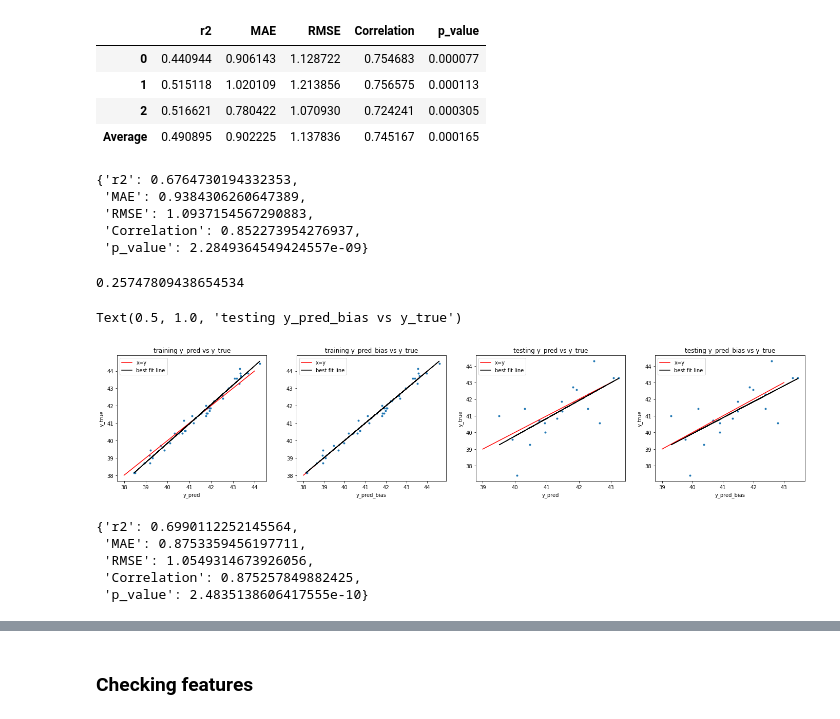
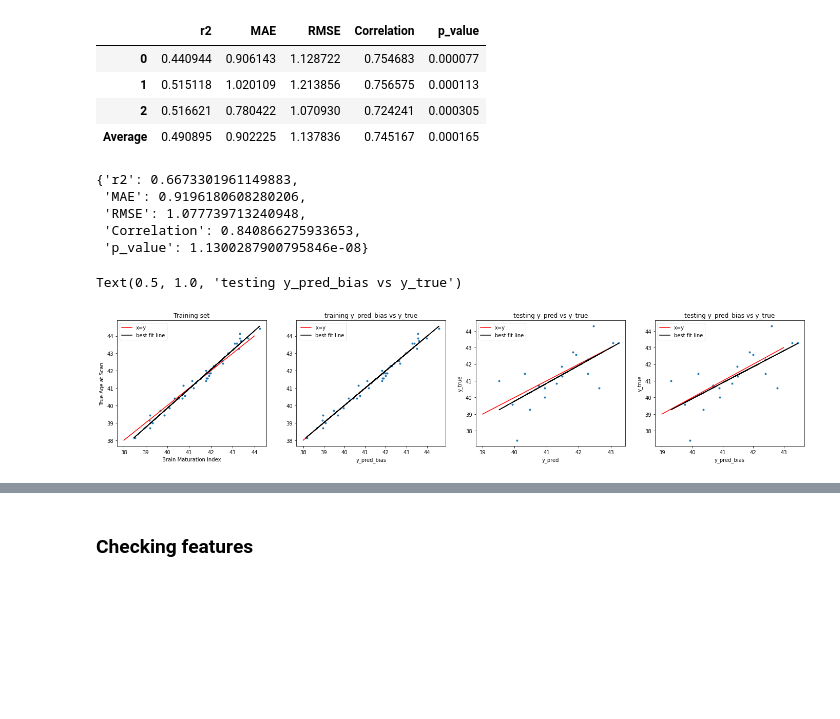
Before and after one commit to lehai-ml/schizophrenia_PRS, a Jupyter notebook: notebooks_results/dHCP/5_1_dHCP_model_training.ipynb, the cells around one changed output, grey strips where cells are left out. Cells and saved outputs as stored; diff of their text form; code cells hidden in the pictures; blank space fills up the shorter version.

```diff
--- a/notebooks_results/dHCP/5_1_dHCP_model_training.ipynb
+++ b/notebooks_results/dHCP/5_1_dHCP_model_training.ipynb
@@ -108,3 +110,22 @@ model_summary.sort_values(by='PRS_0.05_pval')
 | HES.R_ORBinf.R | 0.004100 | 3.261112e-35 | -0.000404 | 0.249571 | 0.000157 | 0.478304 | -0.000824 | ... |
 | TPOsup.L_DCG.L | 0.022364 | 4.104978e-41 | 0.000684 | 0.680593 | -0.001197 | 0.255802 | -0.000599 | ... |
 2513 rows × 16 columns
+# %%
+# Using NBS on the high and low risk to identify differences in the connections.
+high_risk,low_risk=data_preprocessing.high_low_risk_divide(adjusted_prs_score,high_perc=0.2,low_perc=0.2)
+
+#regress the connectivity dataset of nuisance regressors: Gender, PMA and GA
+covariates=np.asarray(european_diffusion_dataset_term[['GA_diff','PMA_diff','Gender']])
+covariates=np.concatenate((StandardScaler().fit_transform(covariates[:,:2]),LabelBinarizer().fit_transform(covariates[:,-1])),axis=1)
+
+#use all 4005 without removing any zero features
+X_total=data_preprocessing.adjusting_for_covariates_with_lin_reg(np.asarray(european_diffusion_dataset_term.loc[:,'PreCG.R_PreCG.L':'ITG.R_ITG.L']),covariates)
+X_total=StandardScaler().fit_transform(X_total)
+
+X_high_risk=X_total[high_risk,:]
+X_low_risk=X_total[low_risk,:]
+X_NBS_dataset=np.concatenate([X_high_risk,X_low_risk])
+# %%
+#saving connectivity data
+for i in range(X_NBS_dataset.shape[0]):
+    np.savetxt('./preprocessed_data/diffusion/term/NBS/connectivity_data/subject_%d.txt'%(i+1),data_preprocessing.reverse_lower_triangle(X_NBS_dataset[i,:],90),fmt='%1.6f')
@@ -112,7 +180,7 @@ model_summary.sort_values(by='PRS_0.05_pval')
 Train model on the bottom 40% (low risk) and perform PRS correlation on the top 20% (high risk)
 # %%
 high_risk,low_risk=data_preprocessing.high_low_risk_divide(adjusted_prs_score,high_perc=0.2,low_perc=0.4)
-high_risk=high_risk[1:]
+high_risk=high_risk[2:]
 X_total=np.asarray(european_diffusion_dataset_term.loc[:,'PreCG.R_PreCG.L':'ITG.R_ITG.L'])
 X_low_risk=np.asarray(european_diffusion_dataset_term.loc[low_risk,'PreCG.R_PreCG.L':'ITG.R_ITG.L'])
 X_high_risk=np.asarray(european_diffusion_dataset_term.loc[high_risk,'PreCG.R_PreCG.L':'ITG.R_ITG.L'])
@@ -216,8 +284,8 @@ PMA_result.rename(index={0:'0',1:'1',2:'2',3:'Average'})
 # %%
 MLtraining.print_scores(y_high_risk_pred_dict[1],y_high_risk)
 # %% [output]
-{'r2': 0.6764730194332353,
- 'MAE': 0.9384306260647389,
- 'RMSE': 1.0937154567290883,
- 'Correlation': 0.852273954276937,
- 'p_value': 2.2849364549424557e-09}
+{'r2': 0.6673301961149883,
+ 'MAE': 0.9196180608280206,
+ 'RMSE': 1.077739713240948,
+ 'Correlation': 0.840866275933653,
+ 'p_value': 1.1300287900795846e-08}
@@ -226,7 +292,3 @@ result_r2=np.asarray(result_r2).reshape(-1,2)
-# %%
-r2_score(result_r2[:,0],result_r2[:,1])
-# %% [output]
-0.25747809438654534
 # %%
 y_train_pred=rfecv.predict(X_trainval)
 f,(ax1,ax2,ax3,ax4)=plt.subplots(1,4,figsize=(24,4.5))
@@ -235,10 +297,10 @@ ax1.plot([38,44],[38,44],'r-',label='x=y')
 lin_reg=LinearRegression()
 lin_reg.fit(y_train_pred.reshape(-1,1),y_trainval)
 ax1.plot(y_train_pred,lin_reg.predict(y_train_pred.reshape(-1,1)),'k-',label='best fit line')
-ax1.set_ylabel('y_true')
-ax1.set_xlabel('y_pred')
+ax1.set_ylabel('True Age at Scan')
+ax1.set_xlabel('Brain Maturation Index')
 ax1.legend()
-ax1.set_title('training y_pred vs y_true')
+ax1.set_title('Training set')
 
 y_pred=rfecv.predict(X_test)
 ax3.plot(y_pred,y_test,'.')
@@ -249,39 +311,31 @@ ax3.plot(y_pred,lin_reg.predict(y_pred.reshape(-1,1)),'k-',label='best fit line'
 ax3.set_ylabel('y_true')
 ax3.set_xlabel('y_pred')
 ax3.legend()
 ax3.set_title('testing y_pred vs y_true')
 
 
 lin_reg_bias=LinearRegression()
 coef,inter=MLtraining.get_model_bias(y_trainval,y_train_pred)
 y_train_pred_bias=y_train_pred+y_train_pred*coef+inter
 ax2.plot(y_train_pred_bias,y_trainval,'.')
 ax2.plot([38,44],[38,44],'r-',label='x=y')
 lin_reg=LinearRegression()
 lin_reg.fit(y_train_pred_bias.reshape(-1,1),y_trainval)
 ax2.plot(y_train_pred_bias,lin_reg.predict(y_train_pred_bias.reshape(-1,1)),'k-',label='best fit line')
 ax2.set_xlabel('y_pred_bias')
 ax2.legend()
 ax2.set_title('training y_pred_bias vs y_true')
 
 y_pred_bias=y_pred+y_pred*coef+inter
 ax4.plot(y_pred_bias,y_test,'.')
 ax4.plot([39,43],[39,43],'r-',label='x=y')
 lin_reg=LinearRegression()
 lin_reg.fit(y_pred_bias.reshape(-1,1),y_test)
 ax4.plot(y_pred_bias,lin_reg.predict(y_pred_bias.reshape(-1,1)),'k-',label='best fit line')
 ax4.set_ylabel('y_true')
 ax4.set_xlabel('y_pred_bias')
 ax4.legend()
 ax4.set_title('testing y_pred_bias vs y_true')
 # %% [output]
 Text(0.5, 1.0, 'testing y_pred_bias vs y_true')
-[figure, old version]
+[figure, new version]
-# %%
-MLtraining.print_scores(brain_age_difference['mean_PMA_pred'],brain_age_difference['true_PMA'])
-# %% [output]
-{'r2': 0.6990112252145564,
- 'MAE': 0.8753359456197711,
- 'RMSE': 1.0549314673926056,
- 'Correlation': 0.875257849882425,
- 'p_value': 2.4835138606417555e-10}
```
Also changed, not shown: parts of 46 cells of this notebook, 4 other files.
